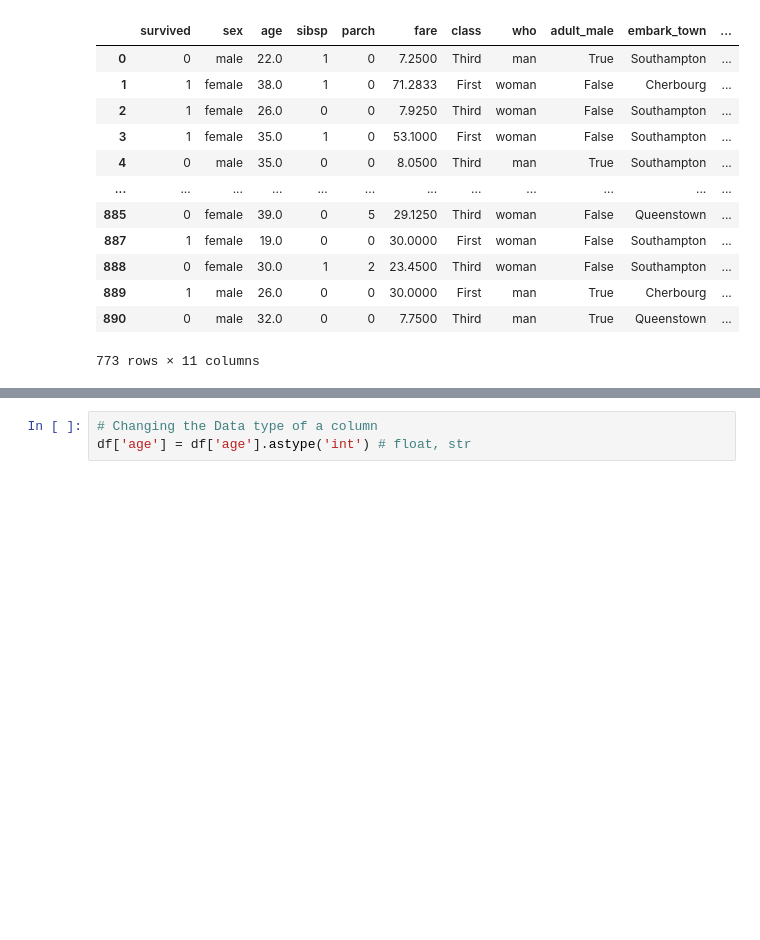
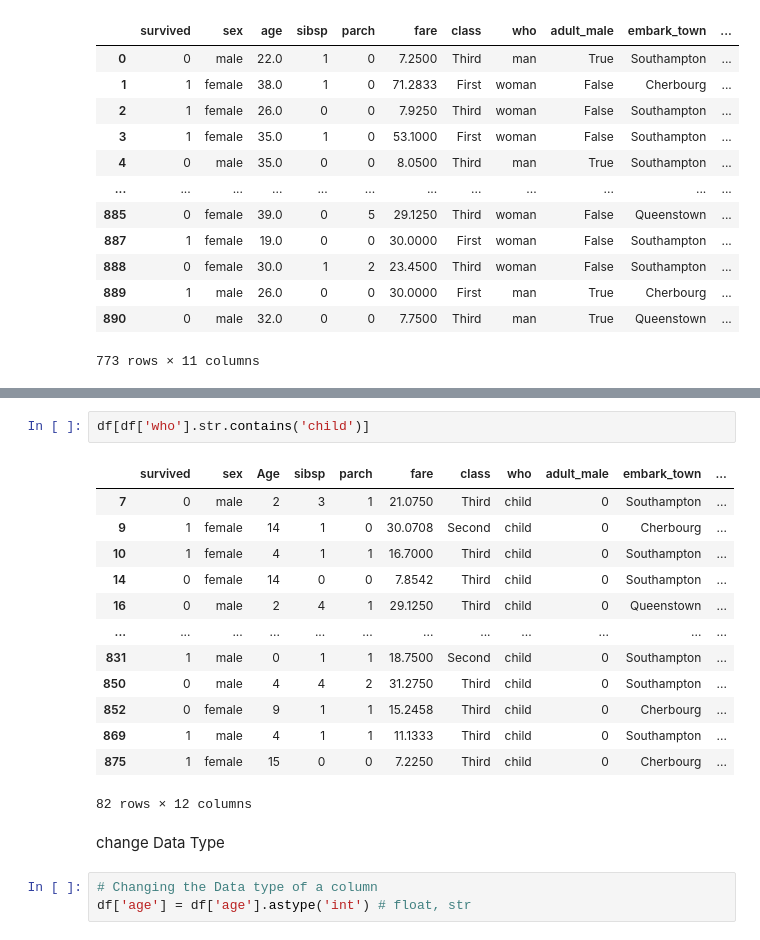
Before and after one commit to 1sumer/Python, a Jupyter notebook: Pandas/Datasets/Titanic Pandas.ipynb, the cells around one changed output, grey strips where cells are left out. Cells and saved outputs as stored; diff of their text form; blank space fills up the shorter version.

```diff
--- a/Pandas/Datasets/Titanic Pandas.ipynb
+++ b/Pandas/Datasets/Titanic Pandas.ipynb
@@ -329,3 +346,21 @@ df.iloc[:]
+# %%
+df[df['who'].str.contains('child')]
+# %% [output]
+|  | survived | sex | Age | sibsp | parch | fare | class | who | adult_male | embark_town | ... |
+| 7 | 0 | male | 2 | 3 | 1 | 21.0750 | Third | child | 0 | Southampton | ... |
+| 9 | 1 | female | 14 | 1 | 0 | 30.0708 | Second | child | 0 | Cherbourg | ... |
+| 10 | 1 | female | 4 | 1 | 1 | 16.7000 | Third | child | 0 | Southampton | ... |
+| 14 | 0 | female | 14 | 0 | 0 | 7.8542 | Third | child | 0 | Southampton | ... |
+| 16 | 0 | male | 2 | 4 | 1 | 29.1250 | Third | child | 0 | Queenstown | ... |
+| ... | ... | ... | ... | ... | ... | ... | ... | ... | ... | ... | ... |
+| 831 | 1 | male | 0 | 1 | 1 | 18.7500 | Second | child | 0 | Southampton | ... |
+| 850 | 0 | male | 4 | 4 | 2 | 31.2750 | Third | child | 0 | Southampton | ... |
+| 852 | 0 | female | 9 | 1 | 1 | 15.2458 | Third | child | 0 | Cherbourg | ... |
+| 869 | 1 | male | 4 | 1 | 1 | 11.1333 | Third | child | 0 | Southampton | ... |
+| 875 | 1 | female | 15 | 0 | 0 | 7.2250 | Third | child | 0 | Cherbourg | ... |
+82 rows × 12 columns
+# %% [markdown]
+change Data Type
 # %%
 # Changing the Data type of a column
 df['age'] = df['age'].astype('int') # float, str
```
Also changed, not shown: parts of 2 cells of this notebook, 2 other files.
